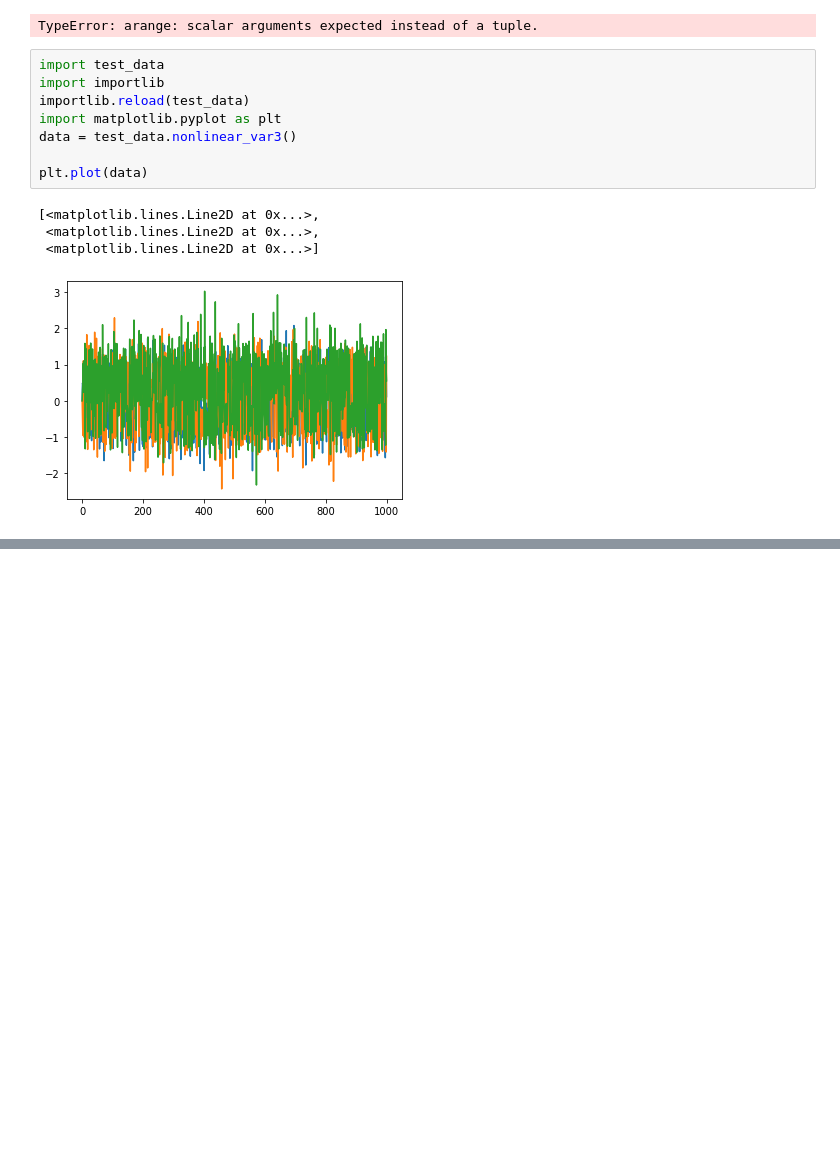
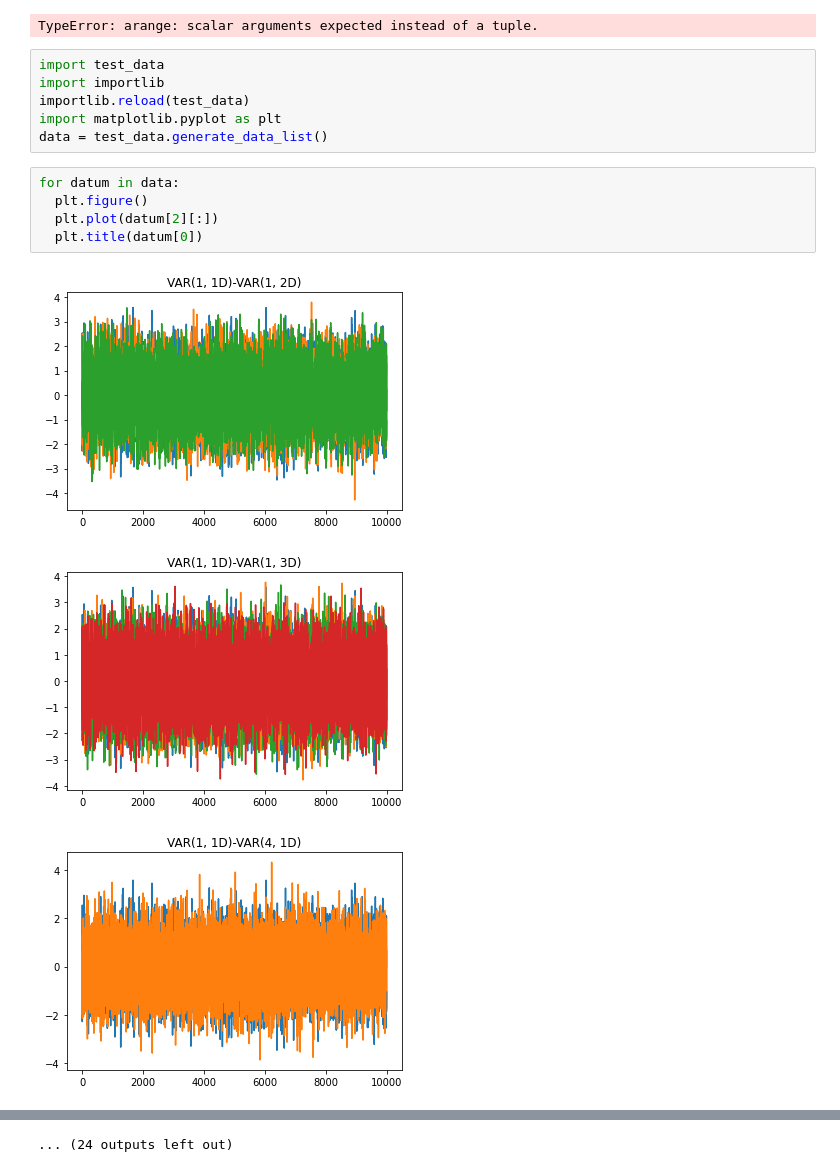
Before and after one commit to ysasano/gaii, a Jupyter notebook: check/gaii/exp_gaii_div.ipynb, the cells around one changed output, grey strips where cells are left out. Cells and saved outputs as stored; diff of their text form; blank space fills up the shorter version.

```diff
--- a/check/gaii/exp_gaii_div.ipynb
+++ b/check/gaii/exp_gaii_div.ipynb
@@ -116,11 +116,13 @@ import test_data
 import importlib
 importlib.reload(test_data)
 import matplotlib.pyplot as plt
-data = test_data.nonlinear_var3()
-
-plt.plot(data)
+data = test_data.generate_data_list()
-# %% [output]
-[<matplotlib.lines.Line2D at 0x...>,
- <matplotlib.lines.Line2D at 0x...>,
- <matplotlib.lines.Line2D at 0x...>]
-[figure, removed]
+# %%
+for datum in data:
+  plt.figure()
+  plt.plot(datum[2][:])
+  plt.title(datum[0])
+# %% [output]
+[figure, added]
+[figure, added]
+[figure, added]
@@ -126,0 +138 @@ plt.plot(data)
+... (24 outputs left out)
```
Also changed, not shown: parts of 6 cells of this notebook.
